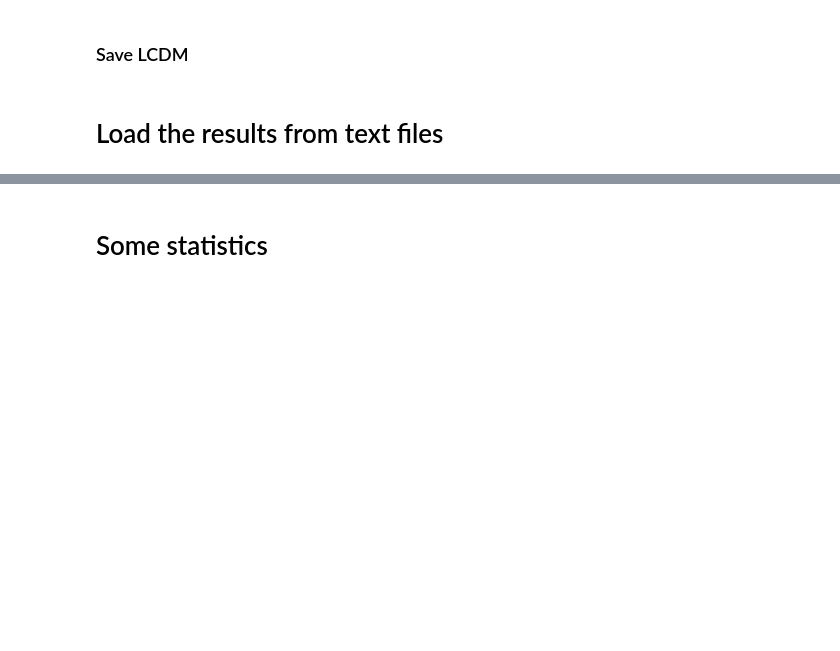
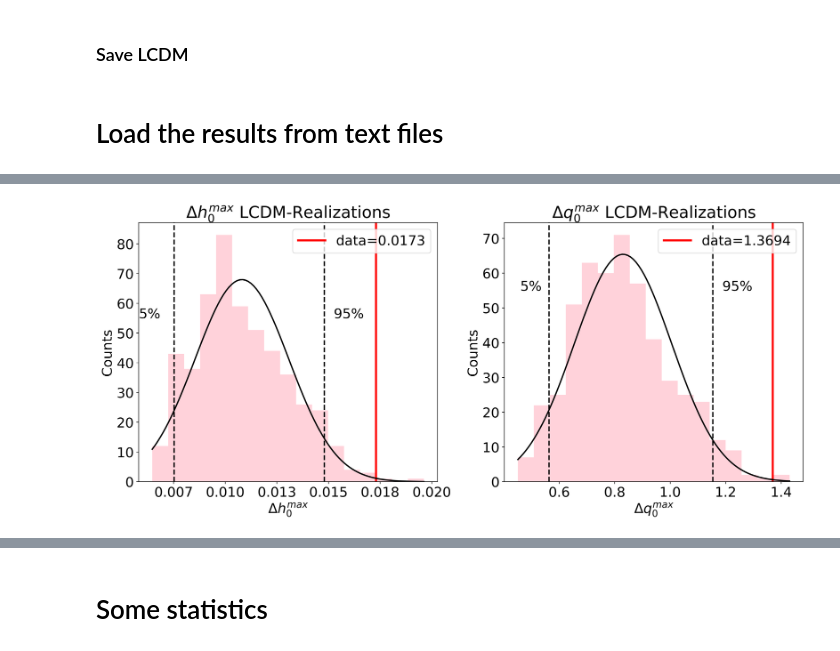
Before and after one commit to leoriohub/cosmographic_analysis, a Jupyter notebook: main.ipynb, the cells around one changed output, grey strips where cells are left out. Saved outputs shown, nothing was run; the diff lists cells and outputs as text; code cells hidden in the pictures; blank space fills up the shorter version.

```diff
--- a/main.ipynb
+++ b/main.ipynb
@@ -510,7 +505,7 @@ data_iso = np.loadtxt(file_path_iso, usecols=(0, 1), skiprows=4)
 delta_h0_iso_max = data_iso[:, 0]
 delta_q0_iso_max = data_iso[:, 1]
 # %%
-file_path_lcdm = 'compilations/[SH0ES_CALIB][LCDM](0.678=h0f_-0.574=q0f)(500_rep)(1536_pts)(0.1>z>0.0).txt'
+file_path_lcdm = 'compilations/[RESID][ISO][Sh0ES_CALIB](hf=0.7304_qf=-0.574)(0.1>z>0.01).txt'
 
 # file_path_lcdm = 'compilations/[SH0ES_CALIB][HEALPIX][LCDM](0.7304=h0f_-0.574=q0f)(500_rep)(3072_pts)(0.1>z>0.0).txt'
 
@@ -549,17 +543,15 @@ x_gauss_q0_lcdm, y_gauss_q0_lcdm = fit_gaussian(delta_q0_lcdm_max)
 # %%
 from generate_histograms import plot_histograms
 
-data_h0_lcdm_hist = [delta_h0_lcdm_max,
-                     delta_h0_data_max, x_gauss_h0_lcdm, y_gauss_h0_lcdm]
-data_q0_lcdm_hist = [delta_q0_lcdm_max,
-                     delta_q0_data_max, x_gauss_q0_lcdm, y_gauss_q0_lcdm]
+data_h0_lcdm_hist = [delta_h0_lcdm_max,delta_h0_data_max, x_gauss_h0_lcdm, y_gauss_h0_lcdm]
+data_q0_lcdm_hist = [delta_q0_lcdm_max,delta_q0_data_max, x_gauss_q0_lcdm, y_gauss_q0_lcdm]
 
 
-file_name_lcdm = f'{prefix_name}[LCDM](hf={h0f}_qf={q0f})({
-    repetitions})_rep_({zup}>z>{zdown}).png'
+file_name_lcdm = f'{prefix_name}[LCDM](hf={h0f}_qf={q0f})({repetitions})_rep_({zup}>z>{zdown}).png'
 
-plot_histograms(data_h0_lcdm_hist, data_q0_lcdm_hist,
-                titlemarker='LCDM', filename=file_name_lcdm)
+plot_histograms(data_h0_lcdm_hist, data_q0_lcdm_hist, titlemarker='LCDM', filename=file_name_lcdm)
+# %% [output]
+[figure, added]
 # %%
 # plot both histrograms for LCDM and ISO in the same plot using the plot_both_histograms function
 from generate_histograms import plot_both_histograms
```
Also changed, not shown: parts of 13 cells of this notebook.
